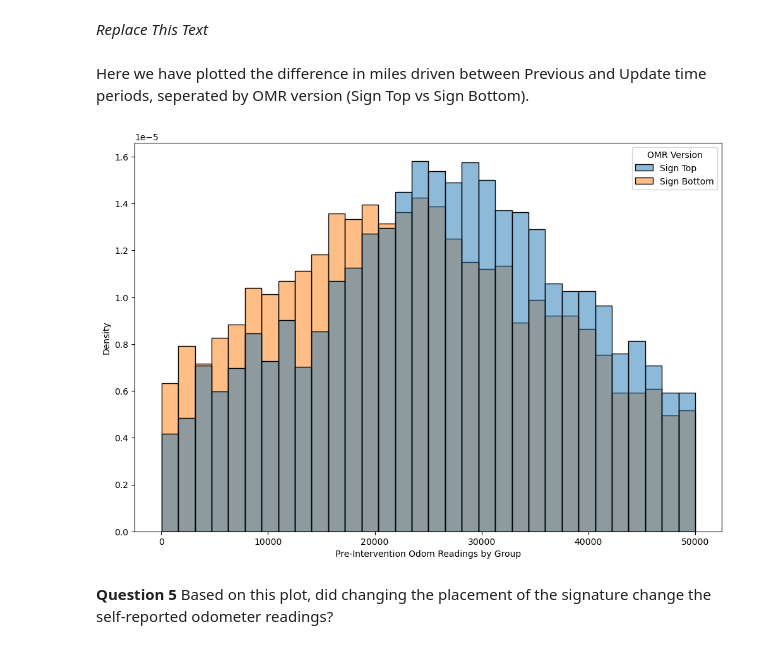
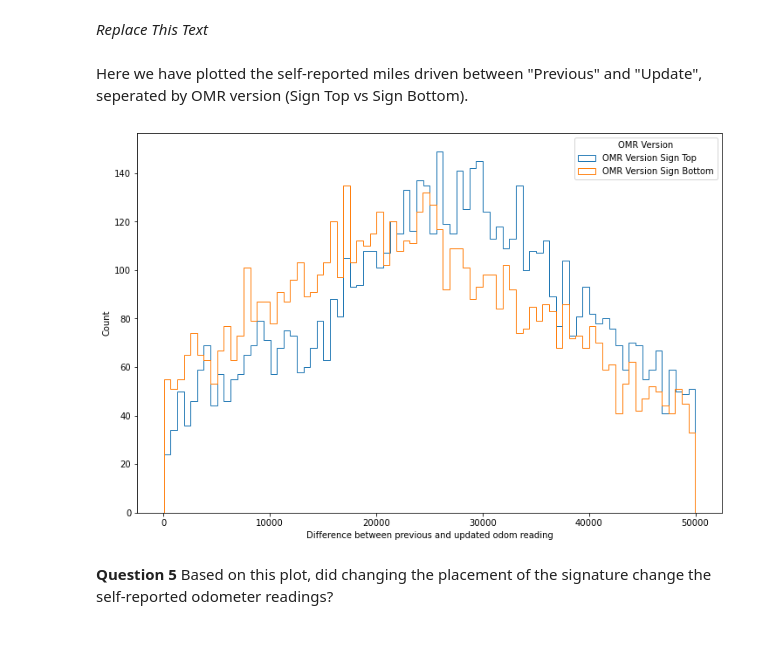
Before and after one commit to sensesensibilityscience/datascience, a Jupyter notebook: 2024/bad_science/bad_science_insurance_experiment.ipynb, the cells around one changed output. Drawn from its saved outputs; the diff is of its cells as text; code cells hidden in the pictures.

```diff
--- a/2024/bad_science/bad_science_insurance_experiment.ipynb
+++ b/2024/bad_science/bad_science_insurance_experiment.ipynb
@@ -103,16 +174,23 @@ Does this experiment satisfy each of the criteria for an RCT?
 # %% [markdown]
 *Replace This Text*
 # %% [markdown]
-Here we have plotted the difference in miles driven between Previous and Update time periods, seperated by OMR version (Sign Top vs Sign Bottom).
+Here we have plotted the self-reported miles driven between "Previous" and "Update", seperated by OMR version (Sign Top vs Sign Bottom).
 # %%
-import seaborn as sns
+import matplotlib.pyplot as plt
+
 plt.figure(figsize=(12, 8))
-sns.histplot(data=df, x="Diff All", hue="OMR Version", stat="density")
+
+for version in df["OMR Version"].unique():
+    plt.hist(df[df["OMR Version"] == version]["Diff All"],
+             bins=80, label=f'OMR Version {version}', histtype="step")
+
+
 plt.xlabel("Difference between previous and updated odom reading")
-plt.xlabel("Pre-Intervention Odom Readings by Group")
+plt.ylabel("Count")
+plt.legend(title="OMR Version")
 plt.show()
 # %% [output]
-[figure, old version]
+[figure, new version]
 # %% [markdown]
 **Question 5** Based on this plot, did changing the placement of the signature change the self-reported odometer readings?
 # %% [markdown]
```
Also changed, not shown: parts of 19 cells of this notebook, 1 other file.
